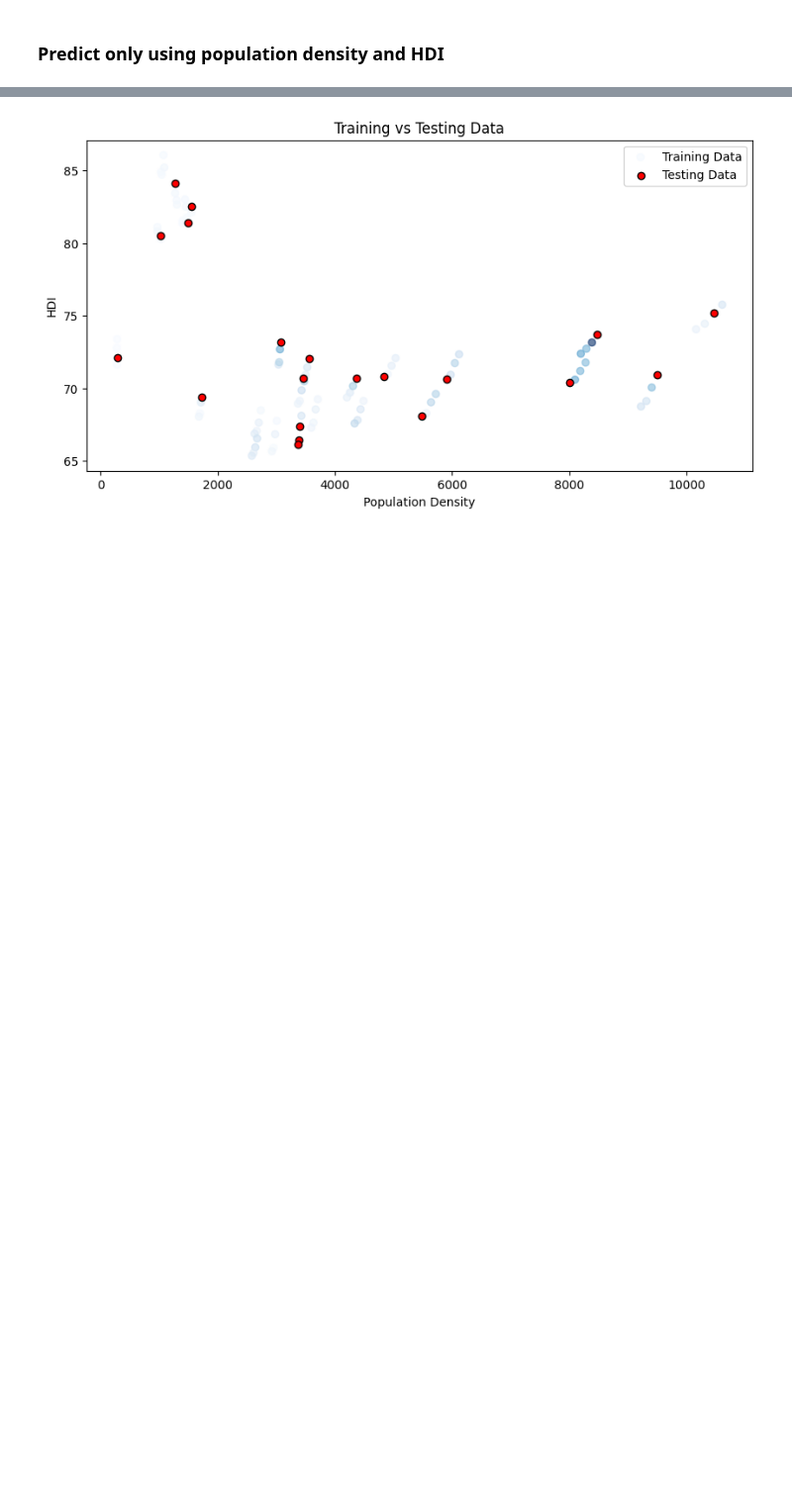
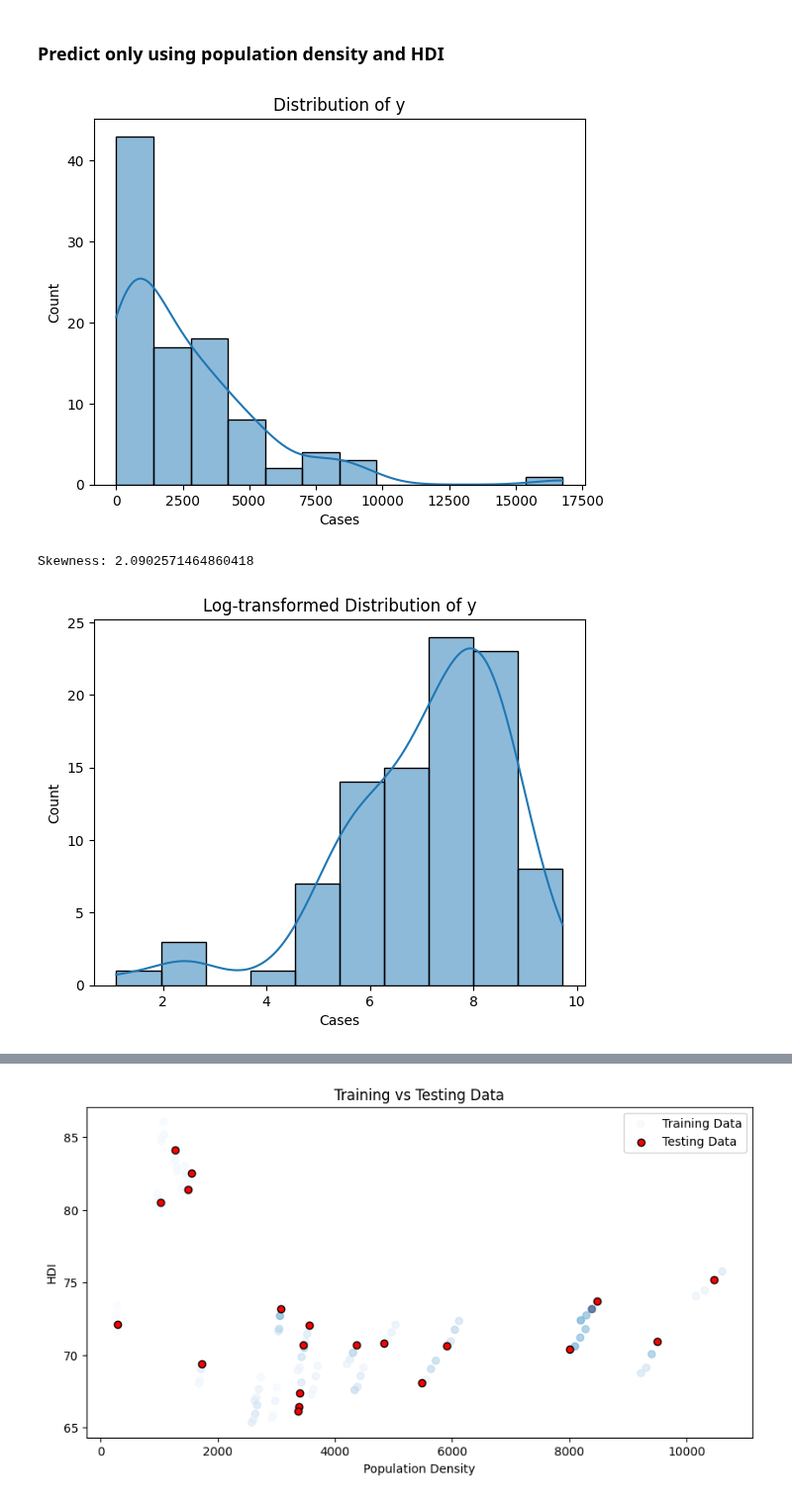
Before and after one commit to jeswid/DSE_FYP, a Jupyter notebook: src/Random_Forest.ipynb, the cells around one changed output, grey strips where cells are left out. Shown at 99% size. Saved outputs shown, nothing was run; the diff lists cells and outputs as text; code cells hidden in the pictures; blank space fills up the shorter version.

```diff
--- a/src/Random_Forest.ipynb
+++ b/src/Random_Forest.ipynb
@@ -29,3 +29,28 @@ X_train, X_test, y_train, y_test, train_index, test_index = train_test_split(
 
 # Now you have train_index and test_index containing the original indices
 # of the rows that went into training and testing sets respectively.
+# %%
+#plot the distribution of y to determine whether i need to log transform it
+import numpy as np
+import seaborn as sns
+import matplotlib.pyplot as plt
+
+# Plot the distribution of y
+sns.histplot(y, kde=True)
+plt.title("Distribution of y")
+plt.show()
+
+# Check if the distribution is highly skewed (optional)
+skewness = y.skew()
+print(f"Skewness: {skewness}")
+
+# If skewed, apply log transformation and plot again
+if skewness > 1:  # You can adjust this threshold based on your data
+    y_log = np.log1p(y)  # log1p is log(1 + y), handles zeros gracefully
+    sns.histplot(y_log, kde=True)
+    plt.title("Log-transformed Distribution of y")
+    plt.show()
+# %% [output]
+[figure, added]
+Skewness: 2.0902571464860418
+[figure, added]
```
Also changed, not shown: parts of 23 cells of this notebook, 4 other files.
